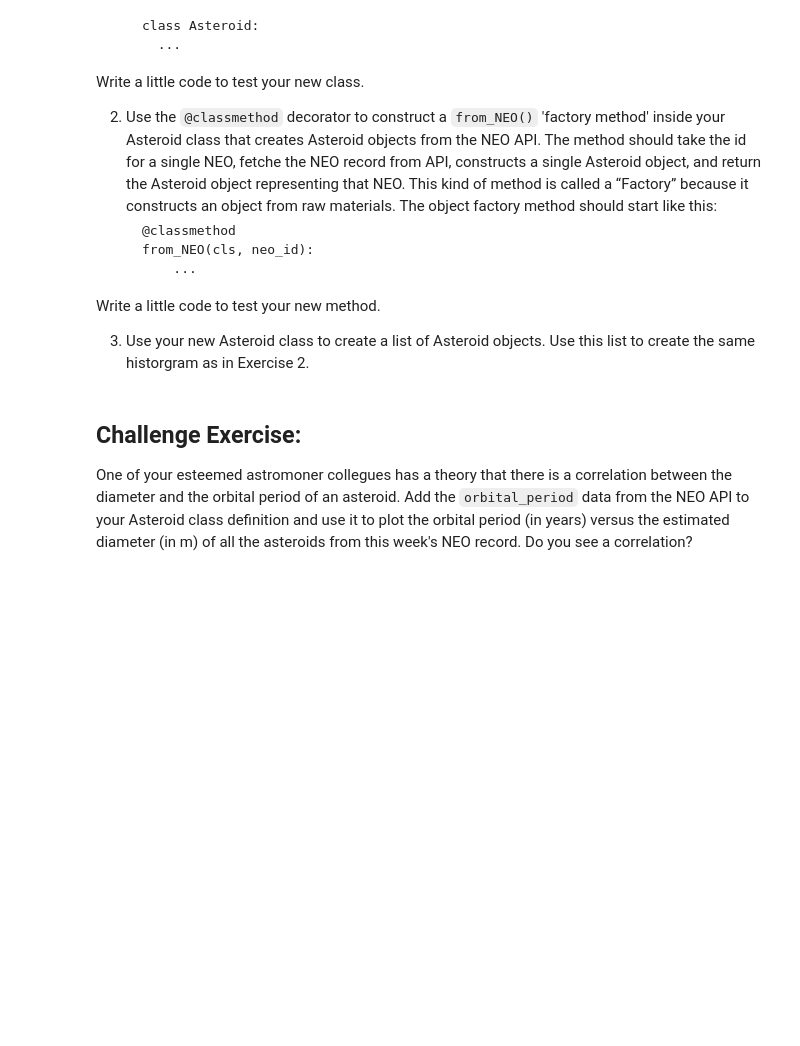
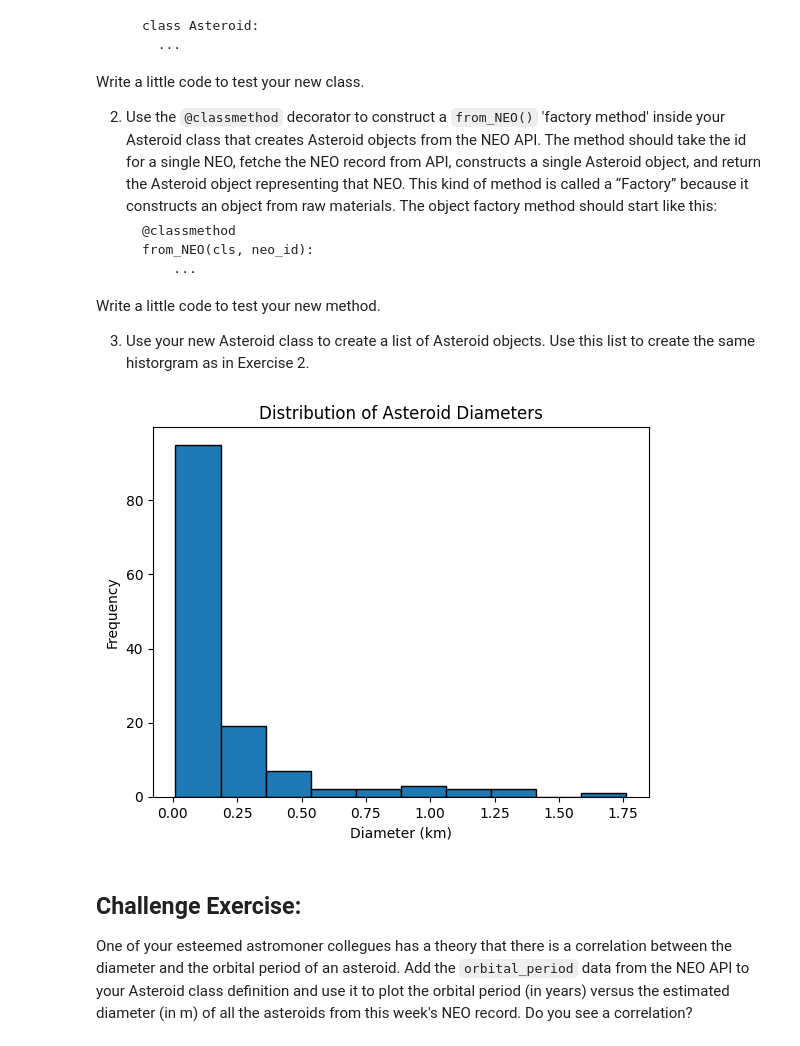
Before and after one commit to MarcusJ27/comp215, a Jupyter notebook: labs/lab03-classes.ipynb, the cells around one changed output. Drawn from its saved outputs; the diff is of its cells as text; code cells hidden in the pictures; blank space fills up the shorter version.

```diff
--- a/labs/lab03-classes.ipynb
+++ b/labs/lab03-classes.ipynb
@@ -140,3 +187,67 @@ Write a little code to test your new method.
+# %%
+# Ex.3 your code here
+import requests
+import matplotlib.pyplot as plt
+from dataclasses import dataclass
+
+@dataclass
+class Asteroid:
+    id: str
+    name: str
+    estimated_diameter: float
+    is_potentially_hazardous: bool
+
+    @classmethod
+    def from_NEO(cls, neo_id):
+      API_KEY = 'ZGNy6wENVgw6o8D8sGUYJttHMg5OE9ezwEawly2Y'
+      url = f"https://api.nasa.gov/neo/rest/v1/neo/{neo_id}?api_key={API_KEY}"
+
+      response = requests.get(url)
+      data = response.json()
+
+      return cls(
+          id=data['id'],
+          name=data['name'],
+          estimated_diameter=data['estimated_diameter']['kilometers']['estimated_diameter_max'],
+          is_potentially_hazardous=data['is_potentially_hazardous_asteroid']
+      )
+
+sample_neo_id = "3542519"
+asteroid = Asteroid.from_NEO(sample_neo_id)
+
+
+def get_weekley_neos(start_date):
+  API_KEY = 'ZGNy6wENVgw6o8D8sGUYJttHMg5OE9ezwEawly2Y'
+  url = f"https://api.nasa.gov/neo/rest/v1/feed?start_date={start_date}&api_key={API_KEY}"
+
+  response = requests.get(url)
+  data = response.json()
+
+  asteroid_list = []
+  for date in data['near_earth_objects'].values():
+    for neo in date:
+      asteroid = Asteroid(
+          id = neo['id'],
+          name = neo['name'],
+          diameter = neo['estimated_diameter']['kilometers']['estimated_diameter_max'],
+          hazardous = neo['is_potentially_hazardous_asteroid'] ,
+      )
+      asteroid_list.append(asteroid)
+
+
+  return asteroid_list
+
+week_start = '2023-01-01'
+asteroids =  get_neos(week_start)
+diameters = [asteroid.estimated_diameter for asteroid in asteroids]
+
+plt.hist(diameters, bins=10, edgecolor='black')
+plt.title("Distribution of Asteroid Diameters")
+plt.xlabel("Diameter (km)")
+plt.ylabel("Frequency")
+plt.show()
+# %% [output]
+[figure, added]
 # %% [markdown]
 ## Challenge Exercise:
 
```
Also changed, not shown: parts of 4 cells of this notebook.
